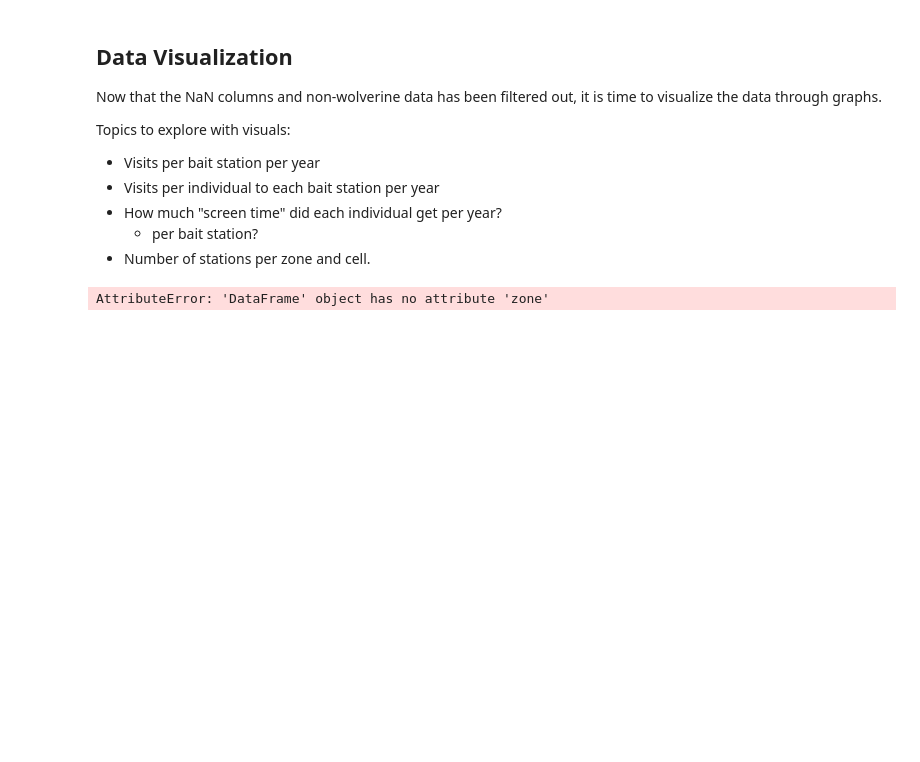
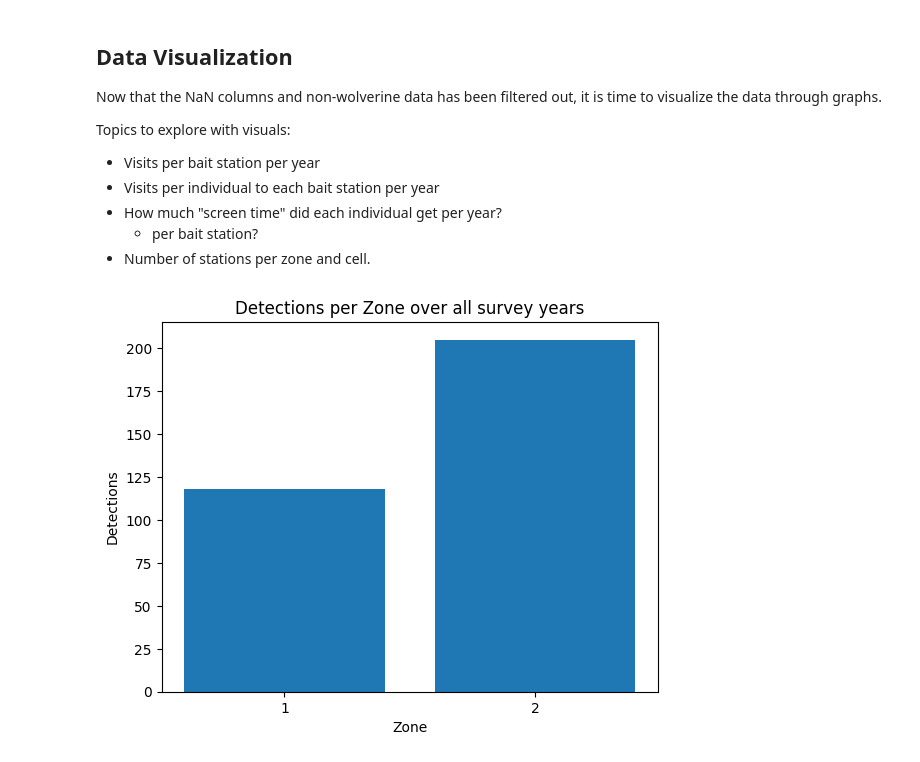
Before and after one commit to bw123111/MLcourse2025, a Jupyter notebook: assignments/Assignment_1.ipynb, the cells around one changed output. Cells and saved outputs as stored; diff of their text form; code cells hidden in the pictures; blank space fills up the shorter version.

Commit message:
Most of the way through plots

```diff
--- a/assignments/Assignment_1.ipynb
+++ b/assignments/Assignment_1.ipynb
@@ -708,7 +709,15 @@ Topics to explore with visuals:
 *   How much "screen time" did each individual get per year?
     *    per bait station?
 *   Number of stations per zone and cell.
-# %%
-plt.plot(x=zone, height=data.year, type='bar', data=data)
-# %% [output]
-AttributeError: 'DataFrame' object has no attribute 'zone'
+# %%
+dtx_by_loc_yr = data.groupby(['Cell', 'Zone', 'Station', 'Year']).size().reset_index(name='Detections')
+# dtx_by_loc_yr.head(100)
+# %%
+plt.bar(dtx_by_loc_yr["Zone"], height=dtx_by_loc_yr["Detections"])
+plt.ylabel("Detections")
+plt.xticks([1,2])
+plt.xlabel("Zone")
+plt.title("Detections per Zone over all survey years")
+plt.show()
+# %% [output]
+[figure, added]
```
Also changed, not shown: parts of 9 cells of this notebook.
